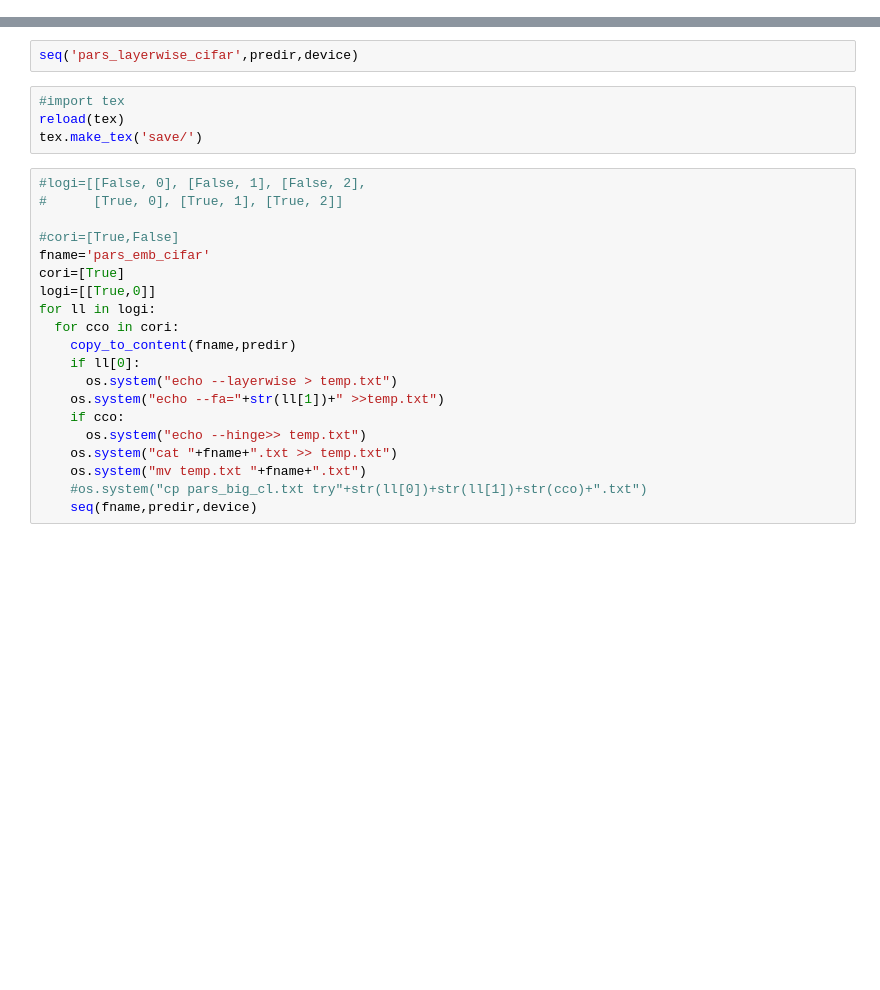
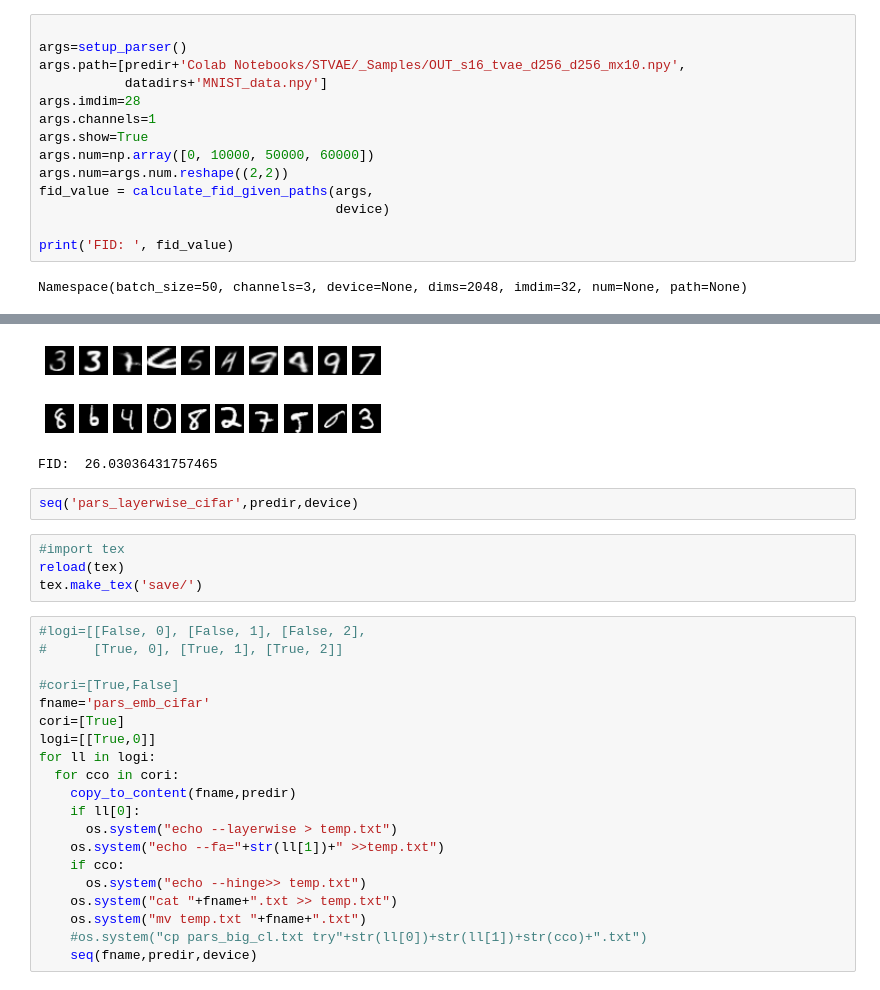
Before and after one commit to yaliamit/Google, a Jupyter notebook: Colab Notebooks/main_opt.ipynb, the cells around one changed output, grey strips where cells are left out. Drawn from its saved outputs; the diff is of its cells as text; blank space fills up the shorter version.

```diff
--- a/Colab Notebooks/main_opt.ipynb
+++ b/Colab Notebooks/main_opt.ipynb
@@ -48,0 +55,16 @@ DONE
+# %%
+
+args=setup_parser()
+args.path=[predir+'Colab Notebooks/STVAE/_Samples/OUT_s16_tvae_d256_d256_mx10.npy',
+           datadirs+'MNIST_data.npy']
+args.imdim=28
+args.channels=1
+args.show=True
+args.num=np.array([0, 10000, 50000, 60000])
+args.num=args.num.reshape((2,2))
+fid_value = calculate_fid_given_paths(args,
+                                      device)
+
+print('FID: ', fid_value)
+# %% [output]
+Namespace(batch_size=50, channels=3, device=None, dims=2048, imdim=32, num=None, path=None)
@@ -49,3 +72,6 @@ DONE
+[figure, added]
+[figure, added]
+FID:  26.03036431757465
 # %%
 seq('pars_layerwise_cifar',predir,device)
 # %%
```
Also changed, not shown: parts of 7 cells of this notebook, 39 other files.
